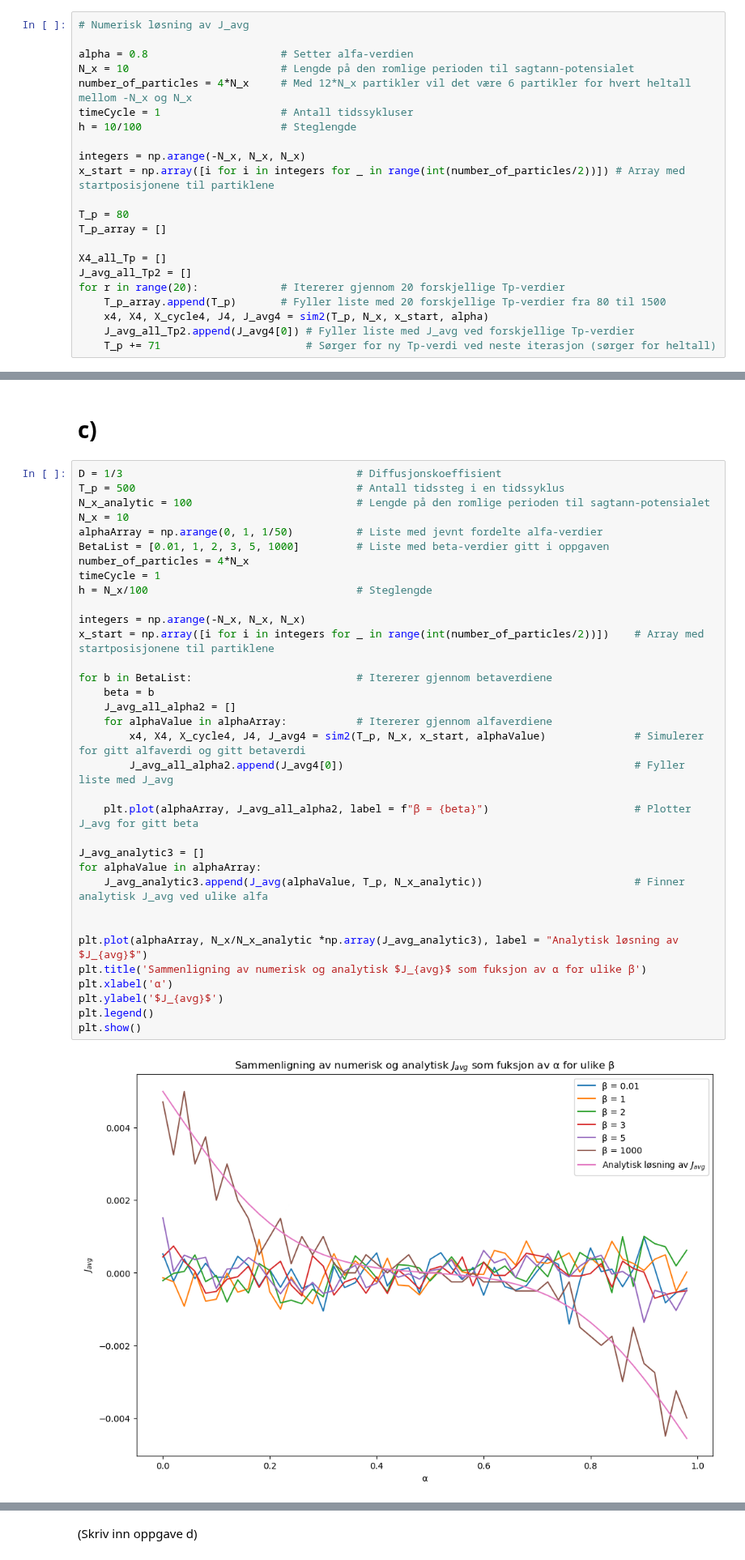
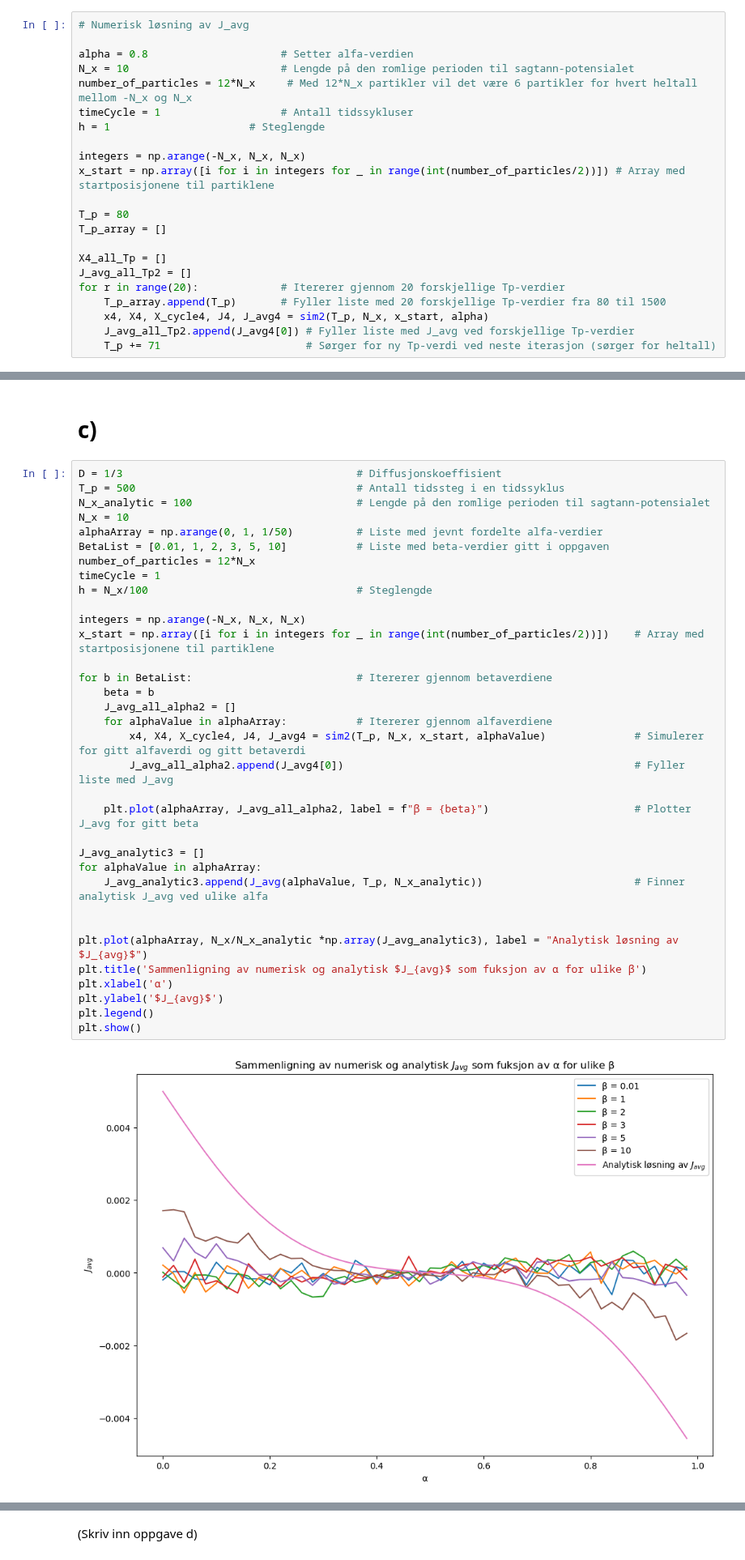
Before and after one commit to marieke-vaske/VitBer-BioFys, a Jupyter notebook: Prosjekt - oppgave 4.ipynb, the cells around one changed output, grey strips where cells are left out. Shown at 81% size. Cells and saved outputs as stored; diff of their text form.

```diff
--- a/Prosjekt - oppgave 4.ipynb
+++ b/Prosjekt - oppgave 4.ipynb
@@ -185,9 +195,9 @@ I den andre figuren, hvor alfa = 0,5, ser vi at sagtannene har lik avstand mello
 
 alpha = 0.8                     # Setter alfa-verdien
 N_x = 10                        # Lengde på den romlige perioden til sagtann-potensialet
-number_of_particles = 4*N_x     # Med 12*N_x partikler vil det være 6 partikler for hvert heltall mellom -N_x og N_x
+number_of_particles = 12*N_x     # Med 12*N_x partikler vil det være 6 partikler for hvert heltall mellom -N_x og N_x
 timeCycle = 1                   # Antall tidssykluser
-h = 10/100                      # Steglengde
+h = 1                      # Steglengde
 
 integers = np.arange(-N_x, N_x, N_x)
 x_start = np.array([i for i in integers for _ in range(int(number_of_particles/2))]) # Array med startposisjonene til partiklene
@@ -241,33 +253,33 @@ T_p = 500                                   # Antall tidssteg i en tidssyklus
 N_x_analytic = 100                          # Lengde på den romlige perioden til sagtann-potensialet
 N_x = 10
 alphaArray = np.arange(0, 1, 1/50)          # Liste med jevnt fordelte alfa-verdier
-BetaList = [0.01, 1, 2, 3, 5, 1000]         # Liste med beta-verdier gitt i oppgaven
-number_of_particles = 4*N_x
+BetaList = [0.01, 1, 2, 3, 5, 10]           # Liste med beta-verdier gitt i oppgaven
+number_of_particles = 12*N_x
 timeCycle = 1
 h = N_x/100                                 # Steglengde
 
 integers = np.arange(-N_x, N_x, N_x)
 x_start = np.array([i for i in integers for _ in range(int(number_of_particles/2))])    # Array med startposisjonene til partiklene
 
 for b in BetaList:                          # Itererer gjennom betaverdiene
     beta = b
     J_avg_all_alpha2 = []
     for alphaValue in alphaArray:           # Itererer gjennom alfaverdiene
         x4, X4, X_cycle4, J4, J_avg4 = sim2(T_p, N_x, x_start, alphaValue)              # Simulerer for gitt alfaverdi og gitt betaverdi
         J_avg_all_alpha2.append(J_avg4[0])                                              # Fyller liste med J_avg
 
     plt.plot(alphaArray, J_avg_all_alpha2, label = f"β = {beta}")                       # Plotter J_avg for gitt beta
 
 J_avg_analytic3 = []
 for alphaValue in alphaArray:
     J_avg_analytic3.append(J_avg(alphaValue, T_p, N_x_analytic))                        # Finner analytisk J_avg ved ulike alfa
 
 
 plt.plot(alphaArray, N_x/N_x_analytic *np.array(J_avg_analytic3), label = "Analytisk løsning av $J_{avg}$")
 plt.title('Sammenligning av numerisk og analytisk $J_{avg}$ som fuksjon av α for ulike β')
 plt.xlabel('α')
 plt.ylabel('$J_{avg}$')
 plt.legend()
 plt.show()
 # %% [output]
-[figure, old version]
+[figure, new version]
```
Also changed, not shown: parts of 7 cells of this notebook.
